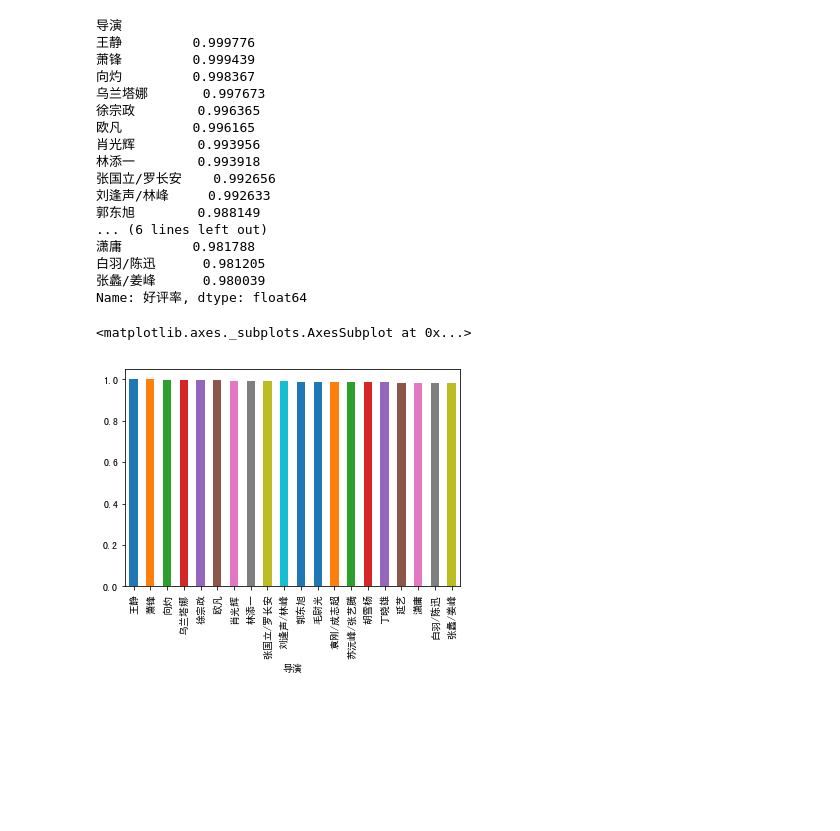
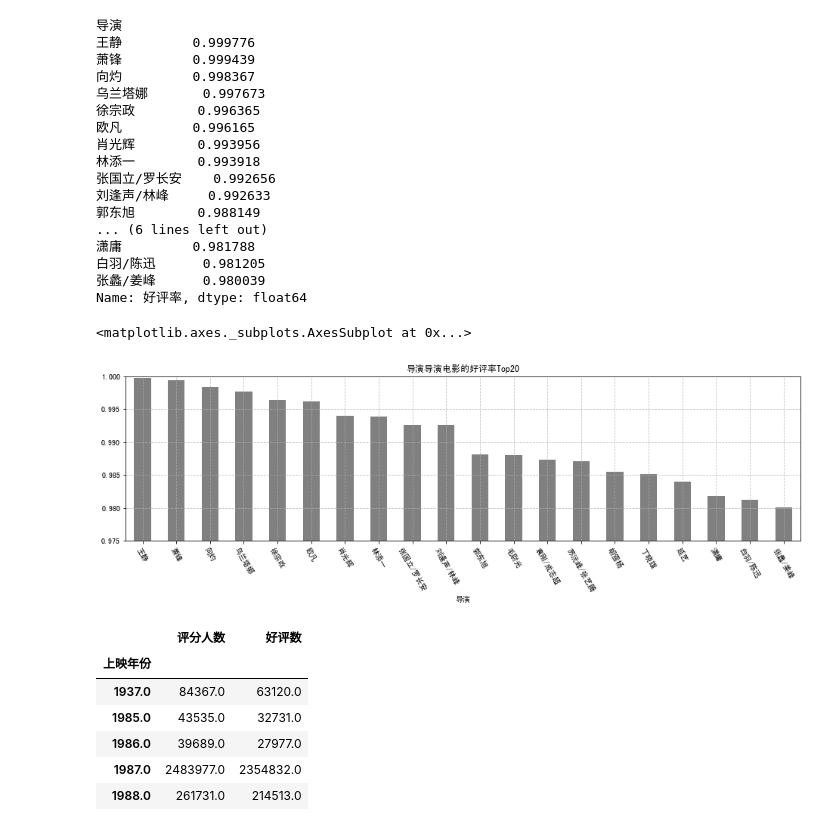
Before and after one commit to jasonzhang1986/Jupyter, a Jupyter notebook: 数据分析师微专业/ch03/作业/项目04视频网站数据清洗整理和结论研究.ipynb, the cells around one changed output. Saved outputs shown, nothing was run; the diff lists cells and outputs as text; code cells hidden in the pictures; blank space fills up the shorter version.

```diff
--- a/数据分析师微专业/ch03/作业/项目04视频网站数据清洗整理和结论研究.ipynb
+++ b/数据分析师微专业/ch03/作业/项目04视频网站数据清洗整理和结论研究.ipynb
@@ -173,10 +173,31 @@ data_hp_top20['好评率']
 白羽/陈迅      0.981205
 张蠡/姜峰      0.980039
 Name: 好评率, dtype: float64
-# %%
-#绘制图表
-data_hp_top20['好评率'].plot(kind='bar',
-                         color='lightsteelblue')
-# %% [output]
-<matplotlib.axes._subplots.AxesSubplot at 0x...>
-[figure, removed]
+# %%
+import matplotlib
+matplotlib.rc('grid', alpha=0.8, linestyle='--', color='#b0b0b0', linewidth='0.8')
+#绘制图表
+data_hp_top20['好评率'].plot(kind='bar',
+                          figsize=(16,4),
+                          ylim=[0.975,1.0],
+                         color='gray',
+                         grid=True,
+                         rot=-60,
+                         title='导演导演电影的好评率Top20')
+# %% [output]
+<matplotlib.axes._subplots.AxesSubplot at 0x...>
+[figure, added]
+# %%
+data_q4 = data_c[['上映年份','评分人数','好评数']]
+data_q4 = data_q4[data_q4['上映年份']!=0]
+data_q4_1 = data_q4.groupby('上映年份').sum()
+data_q4_1 = data_q4_1.sort_index()
+data_q4_1.head()
+# %% [output]
+|  | 评分人数 | 好评数 |
+| 上映年份 |  |  |
+| 1937.0 | 84367.0 | 63120.0 |
+| 1985.0 | 43535.0 | 32731.0 |
+| 1986.0 | 39689.0 | 27977.0 |
+| 1987.0 | 2483977.0 | 2354832.0 |
+| 1988.0 | 261731.0 | 214513.0 |
```
Also changed, not shown: parts of 3 cells of this notebook.
